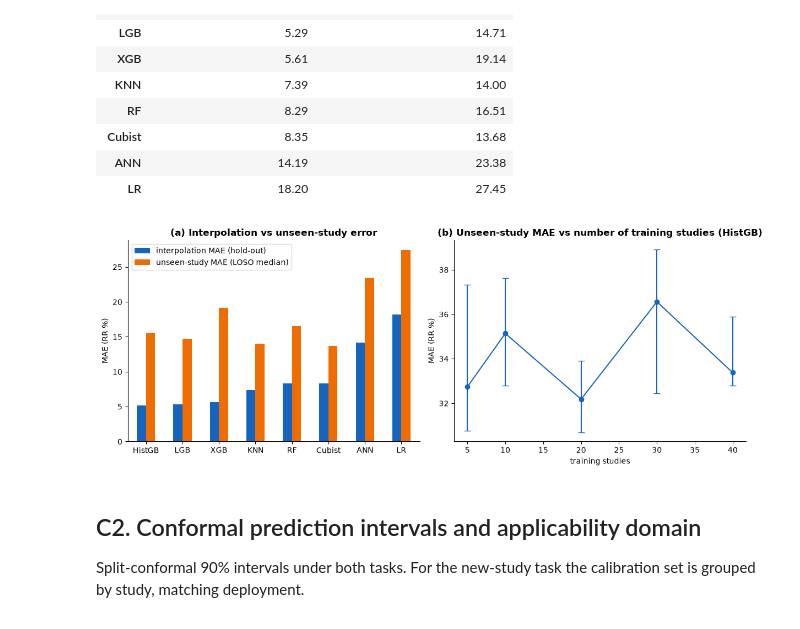
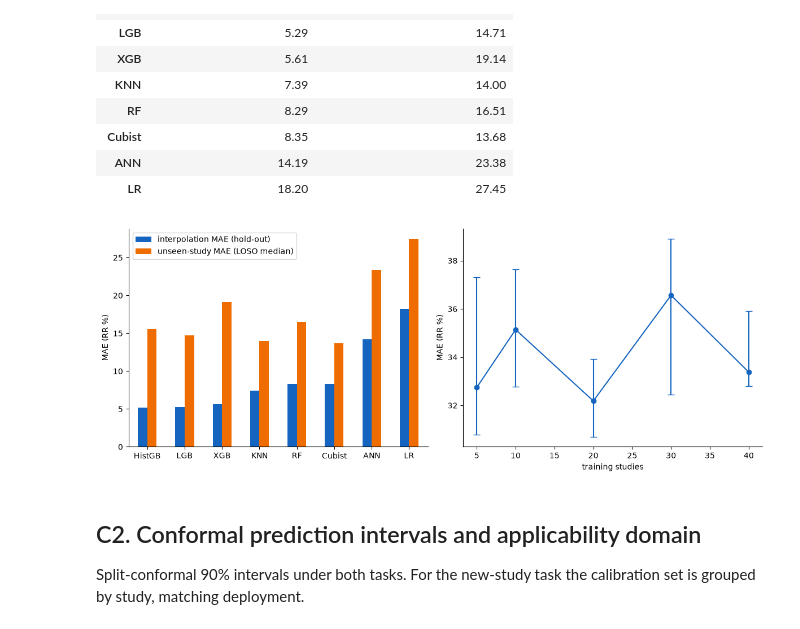
Before and after one commit to thanhtrunghuynh93/GreenX_BaoTien_project, a Jupyter notebook: notebooks/cross_study_analysis.ipynb, the cells around one changed output. Cells and saved outputs as stored; diff of their text form; code cells hidden in the pictures.

```diff
--- a/notebooks/cross_study_analysis.ipynb
+++ b/notebooks/cross_study_analysis.ipynb
@@ -127,23 +125,21 @@ cmp
 # %%
 lc = lp.learning_curve_by_studies(MODELS['HistGB'], X, y, groups,
                                   sizes=(5, 10, 20, 30, 40), n_repeats=10)
 lc.to_csv(FIG_DIR / 'learning_curve.csv', index=False)
 
 fig, axes = plt.subplots(1, 2, figsize=(12, 4.6))
 cmp.plot.bar(ax=axes[0], rot=0, color=['#1565C0', '#EF6C00'])
-axes[0].set_title('(a) Interpolation vs unseen-study error')
 axes[0].set_ylabel('MAE (RR %)')
 
 g = lc.groupby('n_studies')['mae']
 axes[1].errorbar(g.median().index, g.median(), yerr=[g.median()-g.quantile(0.25),
                  g.quantile(0.75)-g.median()], marker='o', color='#1565C0', capsize=4)
-axes[1].set_title('(b) Unseen-study MAE vs number of training studies (HistGB)')
 axes[1].set_xlabel('training studies'); axes[1].set_ylabel('MAE (RR %)')
 plt.tight_layout()
 plt.savefig(FIG_DIR / 'fig_learning_curve.png', bbox_inches='tight')
 plt.show()
 # %% [output]
-[figure, old version]
+[figure, new version]
 # %% [markdown]
 ## C2. Conformal prediction intervals and applicability domain
 Split-conformal 90% intervals under both tasks. For the new-study task the calibration set is grouped by study, matching deployment.
```
Also changed, not shown: parts of 3 cells of this notebook, 7 other files.
